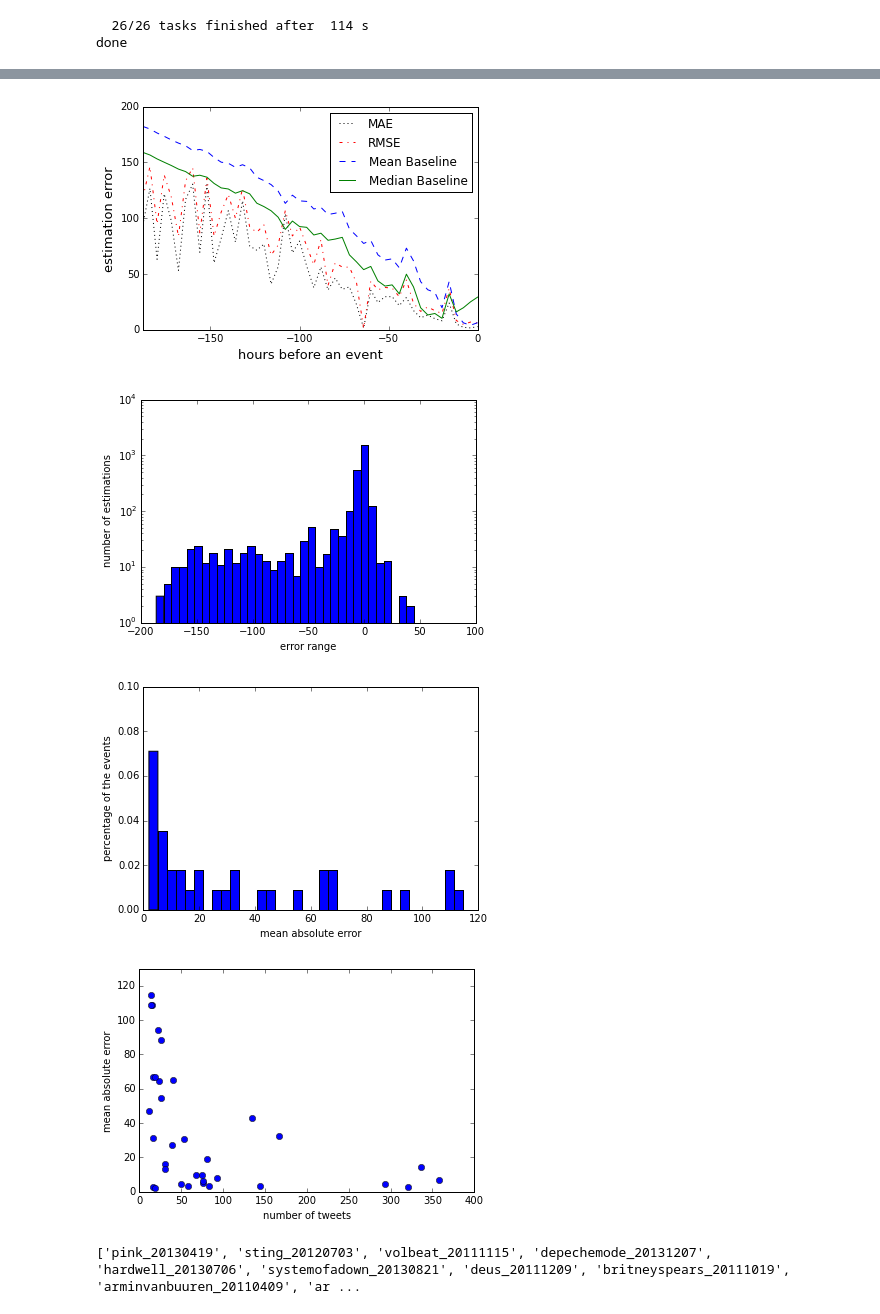
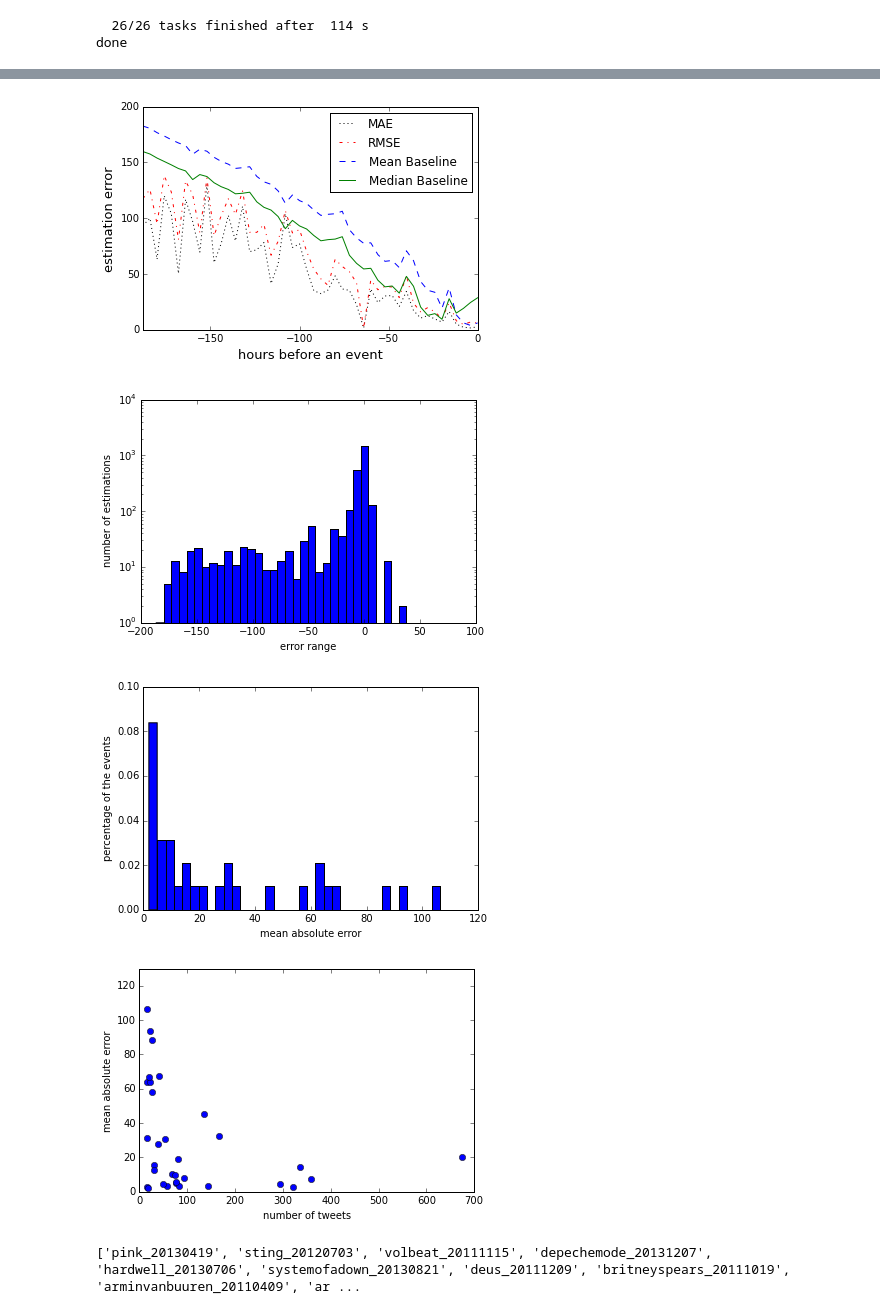
Before and after one commit to ahurriyetoglu/tte_estimation, a Jupyter notebook: WordTimeSeries.ipynb, the cells around one changed output, grey strips where cells are left out. Saved outputs shown, nothing was run; the diff lists cells and outputs as text; code cells hidden in the pictures.

Commit message:
results, no rule elimination from TFeats, not 35 but 32 concerts setting

```diff
--- a/WordTimeSeries.ipynb
+++ b/WordTimeSeries.ipynb
@@ -3405,7 +3439,7 @@ conLOOResultT[conLOOResultT.event.isin(['wende_20130419'])][["dt_etime","time_to
                                                              'dynMonthsTTEmea']][10:15]
 # %%
 exp_concertT = extractFeats(exp_concert, use_wlistT)
-conLOOResultT = run_loo_experimentP(exp_concertT,lComb=2, stdThresh=0.75,throcc=1, excambtmp=True, elimRulesFromTrain=True) # run it with optimized parameters
+conLOOResultT = run_loo_experimentP(exp_concertT,lComb=2, stdThresh=0.75,throcc=1, excambtmp=True, elimRulesFromTrain=False) # run it with optimized parameters
 conLOOResultT.to_pickle(time.strftime("%Y%m%d-%H%M")+"-concertLooT")
 # %% [output]
   26/26 tasks finished after  114 s
@@ -3480,0 +3513,11 @@ mc_resultsDict["TFeats"]
+# %%
+conLOOResultTHist = conLOOResultT.groupby("event").apply(calcExpandHistNorm, "medMedEstim", 15)
+
+conLOOResultTHist.reset_index(drop=True, level=0, inplace=True)
+conLOOResultT = conLOOResultT.join(conLOOResultTHist.histMed_medMedEstim,how='left')
+
+mc_resultsDict["TFeats"]["MAE"] = getMAE(conLOOResultT.time_to_eventhF,conLOOResultT.histMed_medMedEstim)
+mc_resultsDict["TFeats"]["RMSE"] = getRMSE(conLOOResultT.time_to_eventhF,conLOOResultT.histMed_medMedEstim)
+mc_resultsDict["TFeats"]["Coverage"] = conLOOResultT.histMed_medMedEstim.count()/len(conLOOResultT)
+mc_resultsDict["TFeats"]["NRMSE"] = mc_resultsDict["TFeats"]["RMSE"]/192
+mc_resultsDict["TFeats"]
@@ -3542,4 +3595,7 @@ except:
 columns updated
+# %%
+conLOOResultT=conLOOResultT.join(rulesTmxHistMcDF.histMed_rulesAndTrain,how='left')
+conLOOResultT=conLOOResultT.join(rulesTmxLexHistMcDF.histMed_rulesTFeatsWFeats,how='left')
 # %%
 conLOOResultT["priorityALLEst"] = np.where(conLOOResultT.histMed_rulesMeaSerie.notnull(), conLOOResultT.histMed_rulesMeaSerie, \
              np.where(conLOOResultT.medMedEstim.notnull(), conLOOResultT.histMed_rulesAndTrain,conLOOResultT.histMed_rulesTFeatsWFeats))
@@ -3651,7 +3707,7 @@ myfig, myDF = getErrorPerTTEFig(conLOOResultT.time_to_event, conLOOResultT.time_
                                 medBaseHistMcDF.histMed_medianBase, meaBaseHistMcDF.histMed_meanBase, gather_period=4)
 myfig.savefig('MAE_RMSE_RelativeToStartTime_MC.eps', format='eps')
 # %% [output]
-[figure, old version]
+[figure, new version]
 # %%
 errorMcTRW = conLOOResultT.time_to_eventhF - conLOOResultT.priorityALLEst
 errorMcTRW.dropna(inplace=True)
@@ -3662,7 +3718,7 @@ plt.xlabel("error range"), plt.ylabel("number of estimations")
 ax.set_yscale('log')
 fig.savefig('ErrorCountDistribution_MC.eps', format='eps')
 # %% [output]
-[figure, old version]
+[figure, new version]
 # %%
 fig, ax = plt.subplots()
 plt.xlabel("mean absolute error"), plt.ylabel("percentage of the events")
@@ -3670,15 +3726,15 @@ plt.hist(list(conLOOResultT.groupby("event").apply(lambda g: (getMAE(g.time_to_e
 ax.set_ylim([0,0.1])
 fig.savefig('perEventMAEFigure_MC.eps', format='eps')
 # %% [output]
-[figure, old version]
+[figure, new version]
 # %%
 fig, ax = plt.subplots()
 plt.xlabel("number of tweets for an event"), plt.ylabel("mean absolute error")
 maeSizeDF = conLOOResultT.groupby("event").apply(lambda g: pd.Series({"mean absolute error":getMAE(g.time_to_eventhF,g.priorityALLEst),"number of tweets":len(g)}))
-maeSizeDF.plot(y='mean absolute error', x='number of tweets', style='bo', xlim=(0,400), ylim=(0,130), grid=False)
+maeSizeDF.plot(y='mean absolute error', x='number of tweets', style='bo', xlim=(0,700), ylim=(0,130), grid=False)
 fig.savefig('SizeMaeRelation_MC.eps', format='eps')
 # %% [output]
-[figure, old version]
+[figure, new version]
 # %%
 my_evnts=list(set(conLOOResultT.event.values))#ordered by product of MAE and Tweet count
 print(my_evnts)
```
Also changed, not shown: parts of 87 cells of this notebook.
